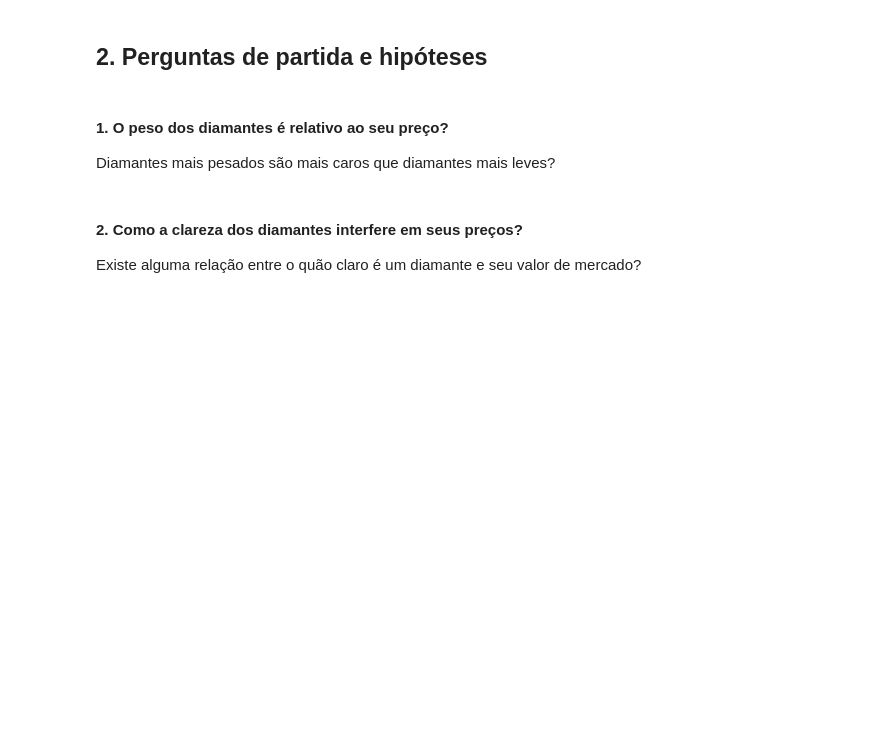
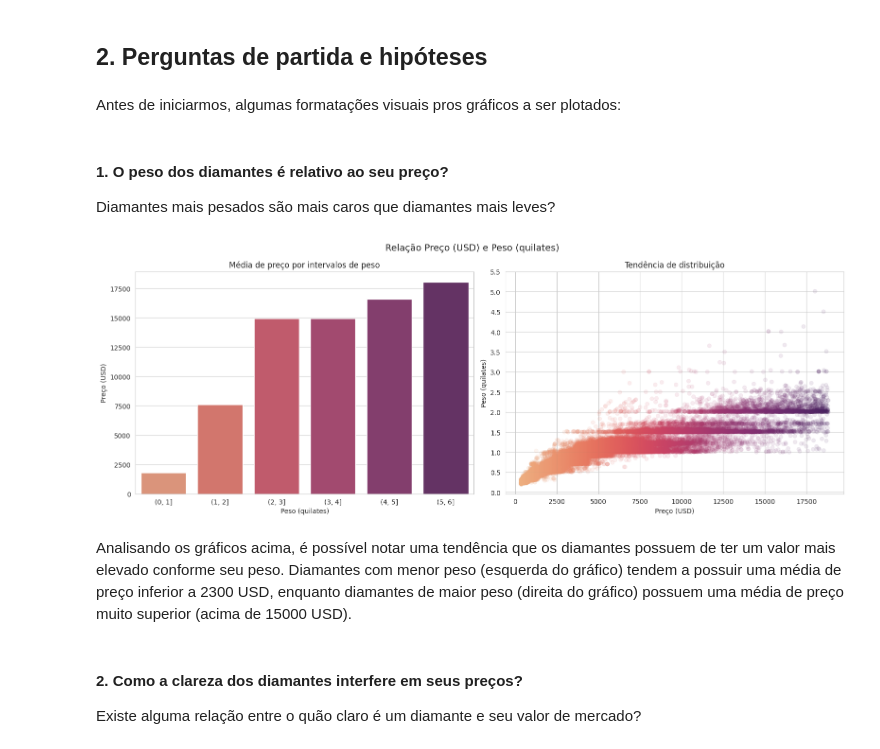
Before and after one commit to couldbeElex/avanti-bootcamp-cdd, a Jupyter notebook: notebooks/01-exploratory_data_analysis.ipynb, the cells around one changed output. Saved outputs shown, nothing was run; the diff lists cells and outputs as text; code cells hidden in the pictures; blank space fills up the shorter version.

```diff
--- a/notebooks/01-exploratory_data_analysis.ipynb
+++ b/notebooks/01-exploratory_data_analysis.ipynb
@@ -86,0 +88,8 @@ df.describe()
+# %%
+# Remoção de diamantes com dimensões faltantes
+df = df.drop(df[df['x'] == 0].index)
+df = df.drop(df[df['y'] == 0].index)
+df = df.drop(df[df['z'] == 0].index)
+
+# Verifica o novo tamanho do set
+df.shape
@@ -108,6 +121,11 @@ df_diamond_dict
 | 9 | table | largura do topo do diamante relat... | quantitativa | contínua |
 # %% [markdown]
 ## 2. Perguntas de partida e hipóteses
+# %% [markdown]
+Antes de iniciarmos, algumas formatações visuais pros gráficos a ser plotados:
+# %%
+# Formatando gráfico
+sns.set_style('whitegrid')
 # %% [markdown]
 #### 1. O peso dos diamantes é relativo ao seu preço?
 Diamantes mais pesados são mais caros que diamantes mais leves?
@@ -123,3 +132,41 @@ plt.show()
+# %%
+# Originalmente, eu pensei em exibir um scatterplot. A ideia parecia boa, mas a exibição ficou confusa. Eu vou deixar ele pra fins de estudo,
+# mas minha abordagem vai ser um gráfico de barras divivido em bins pra cada unidade de quilate arredondada pra cima (.1 -> 1)
+
+# Dividindo o plot em dois gráficos. Um pro scatter antigo e o outro pro gráfico de barra.
+fig, axes = plt.subplots(1, 2, figsize=(16, 6))
+fig.suptitle('Relação Preço (USD) e Peso (quilates)', fontsize = 14)
+
+# Criação do scatterplot comparativo (preço x peso)
+sns.scatterplot(data = df, x = 'price', y = 'carat', ax = axes[1],
+                hue = 'price', palette = 'flare', alpha = 0.1, edgecolor = None,
+               legend = False)
+axes[1].set_yticks(np.arange(0, 6, step = 0.5))
+axes[1].set_title('Tendência de distribuição')
+axes[1].set_xlabel('Preço (USD)')
+axes[1].set_ylabel('Peso (quilates)')
+
+# Agora pro gráfico de barra:
+# Cria bins pra cada unidade de quilate.
+df['weight_bin'] = pd.cut(df['carat'], bins=[0, 1, 2, 3, 4, 5, 6])
+
+# Calcula a média pra cada uma das bins
+price_weight_avg = df.groupby('weight_bin', observed = False)['price'].mean().reset_index()
+
+# Exibe um gráfico de barras comparativo (preço x peso)
+sns.barplot(x = 'weight_bin', y = 'price', data = price_weight_avg, ax = axes[0],
+            hue = 'weight_bin', palette = 'flare', legend = False)
+axes[0].set_title('Média de preço por intervalos de peso')
+axes[0].set_ylabel('Preço (USD)')
+axes[0].set_xlabel('Peso (quilates)')
+
+# Pra deixar o gráfico mais "apertado"
+plt.tight_layout()
+plt.show()
+# %% [output]
+[figure, added]
+# %% [markdown]
+Analisando os gráficos acima, é possível notar uma tendência que os diamantes possuem de ter um valor mais elevado conforme seu peso. Diamantes com menor peso (esquerda do gráfico) tendem a possuir uma média de preço inferior a 2300 USD, enquanto diamantes de maior peso (direita do gráfico) possuem uma média de preço muito superior (acima de 15000 USD).
 # %% [markdown]
 #### 2. Como a clareza dos diamantes interfere em seus preços?
 Existe alguma relação entre o quão claro é um diamante e seu valor de mercado?
```
Also changed, not shown: parts of 44 cells of this notebook.
